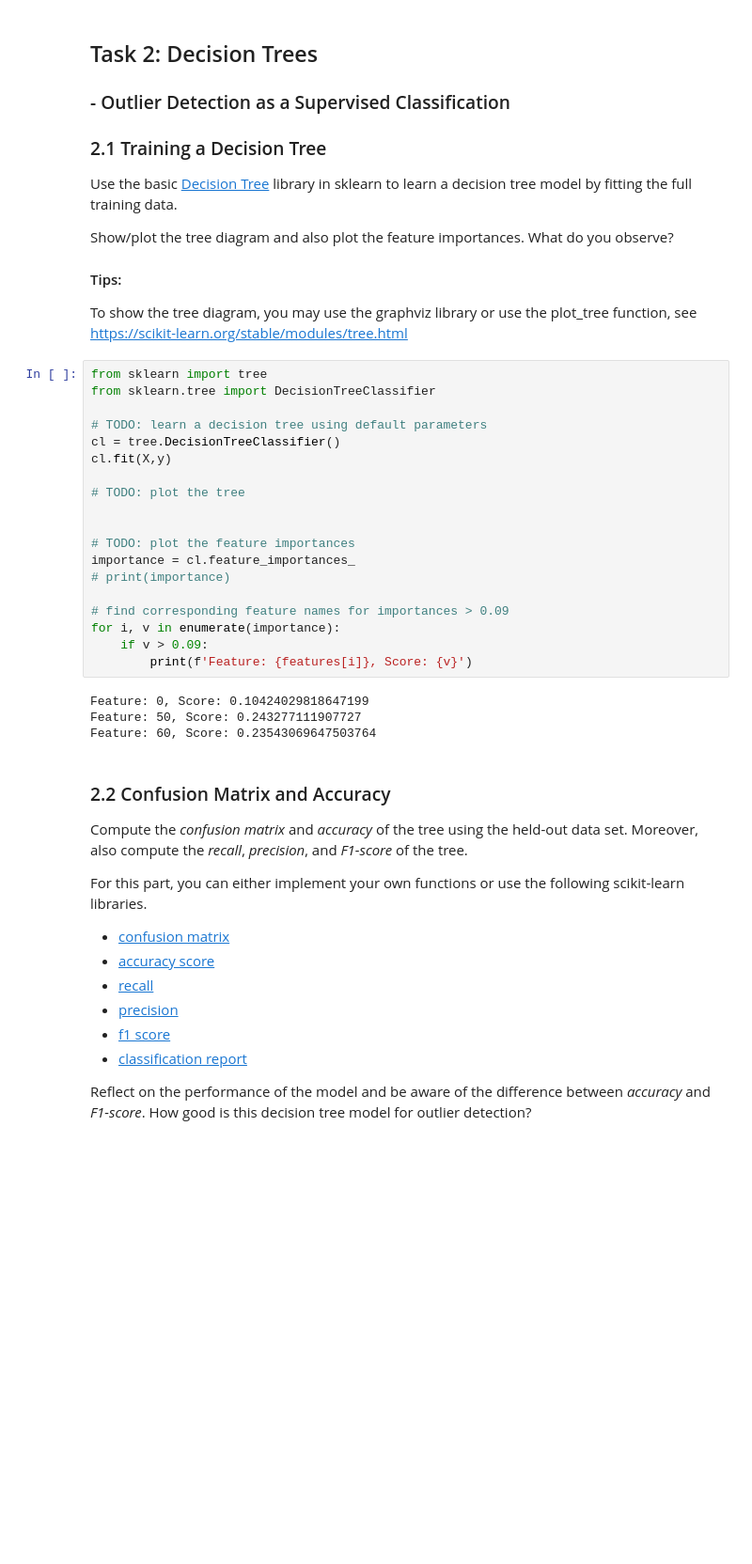
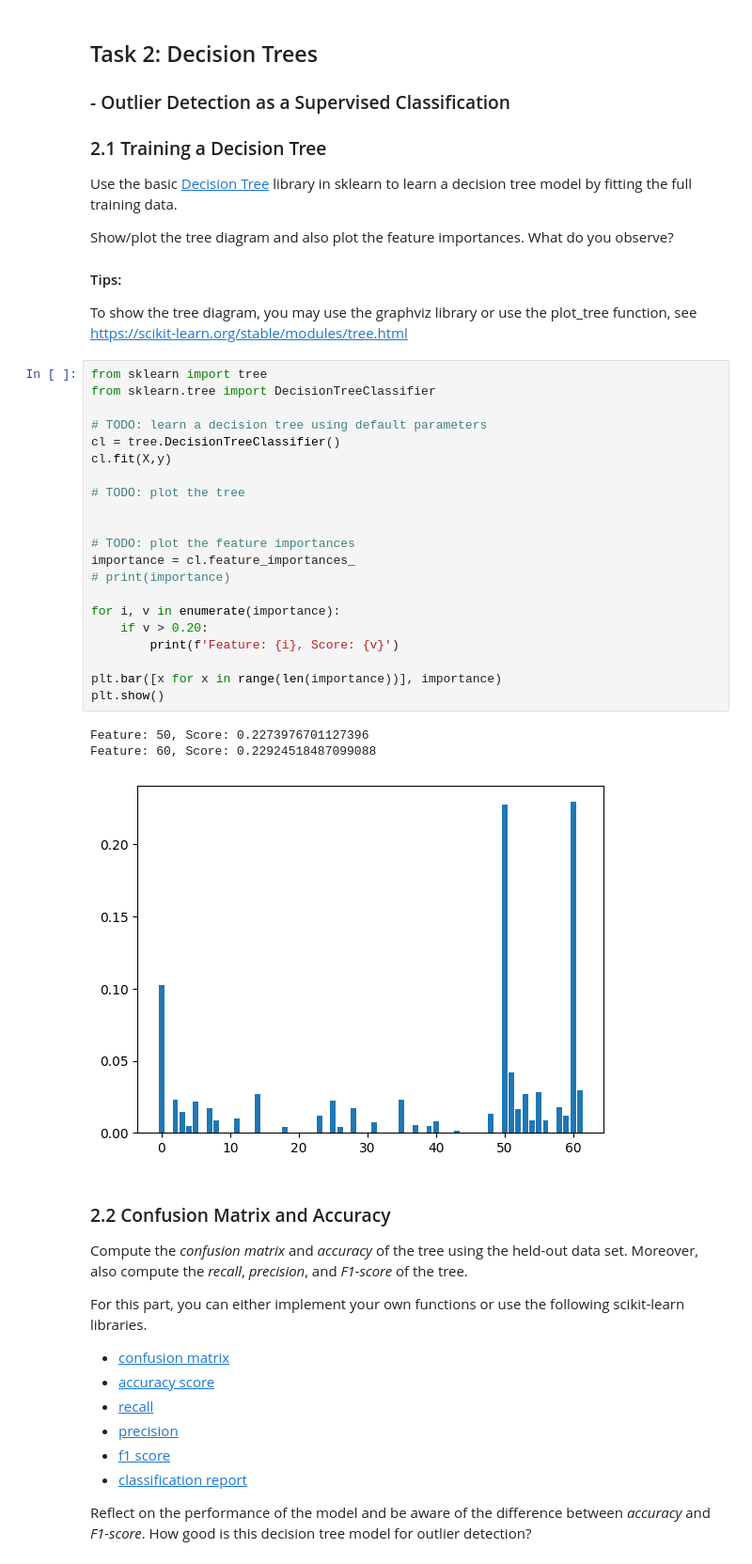
Before and after one commit to edogeensen/APML-A1-group-4, a Jupyter notebook: Assignment 1.ipynb, the cells around one changed output. Shown at 94% size. Saved outputs shown, nothing was run; the diff lists cells and outputs as text; blank space fills up the shorter version.

```diff
--- a/Assignment 1.ipynb
+++ b/Assignment 1.ipynb
@@ -192,26 +205,28 @@ To show the tree diagram, you may use the graphviz library or use the plot_tree
 # %%
 from sklearn import tree
 from sklearn.tree import DecisionTreeClassifier
 
 # TODO: learn a decision tree using default parameters
 cl = tree.DecisionTreeClassifier()
 cl.fit(X,y)
 
 # TODO: plot the tree
 
 
 # TODO: plot the feature importances
 importance = cl.feature_importances_
 # print(importance)
 
-# find corresponding feature names for importances > 0.09
 for i, v in enumerate(importance):
-    if v > 0.09:
-        print(f'Feature: {features[i]}, Score: {v}')
+    if v > 0.20:
+        print(f'Feature: {i}, Score: {v}')
+
+plt.bar([x for x in range(len(importance))], importance)
+plt.show()
 # %% [output]
-Feature: 0, Score: 0.10424029818647199
-Feature: 50, Score: 0.243277111907727
-Feature: 60, Score: 0.23543069647503764
+Feature: 50, Score: 0.2273976701127396
+Feature: 60, Score: 0.22924518487099088
+[figure, added]
 # %% [markdown]
 ### 2.2 Confusion Matrix and Accuracy
 
```
Also changed, not shown: parts of 5 cells of this notebook.
